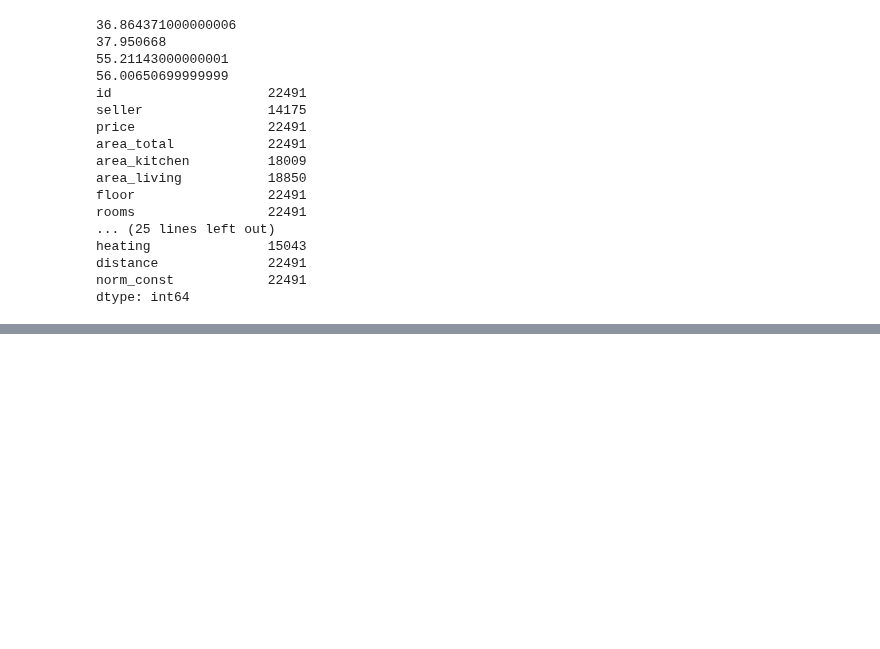
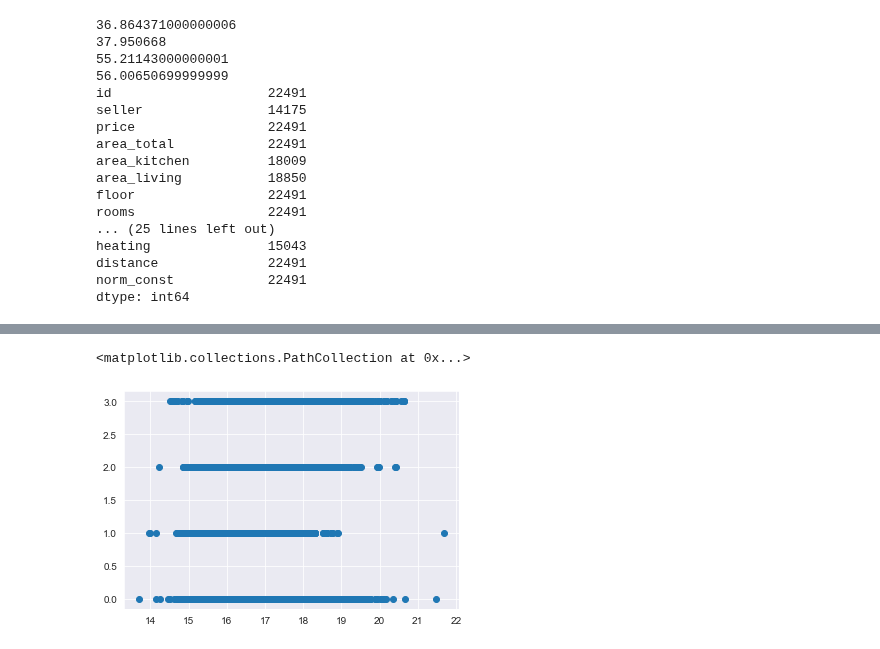
Before and after one commit to jimoskar/ml, a Jupyter notebook: project/albert.ipynb, the cells around one changed output, grey strips where cells are left out. Cells and saved outputs as stored; diff of their text form; code cells hidden in the pictures; blank space fills up the shorter version.

```diff
--- a/project/Untitled.ipynb
+++ b/project/albert.ipynb
@@ -319,0 +425,5 @@ TypeError: unhashable type: 'Series'
+# %%
+plt.scatter(np.log(nan_data["price"]), nan_data["condition"])
+# %% [output]
+<matplotlib.collections.PathCollection at 0x...>
+[figure, added]
```
Also changed, not shown: parts of 10 cells of this notebook, 1 other file.
